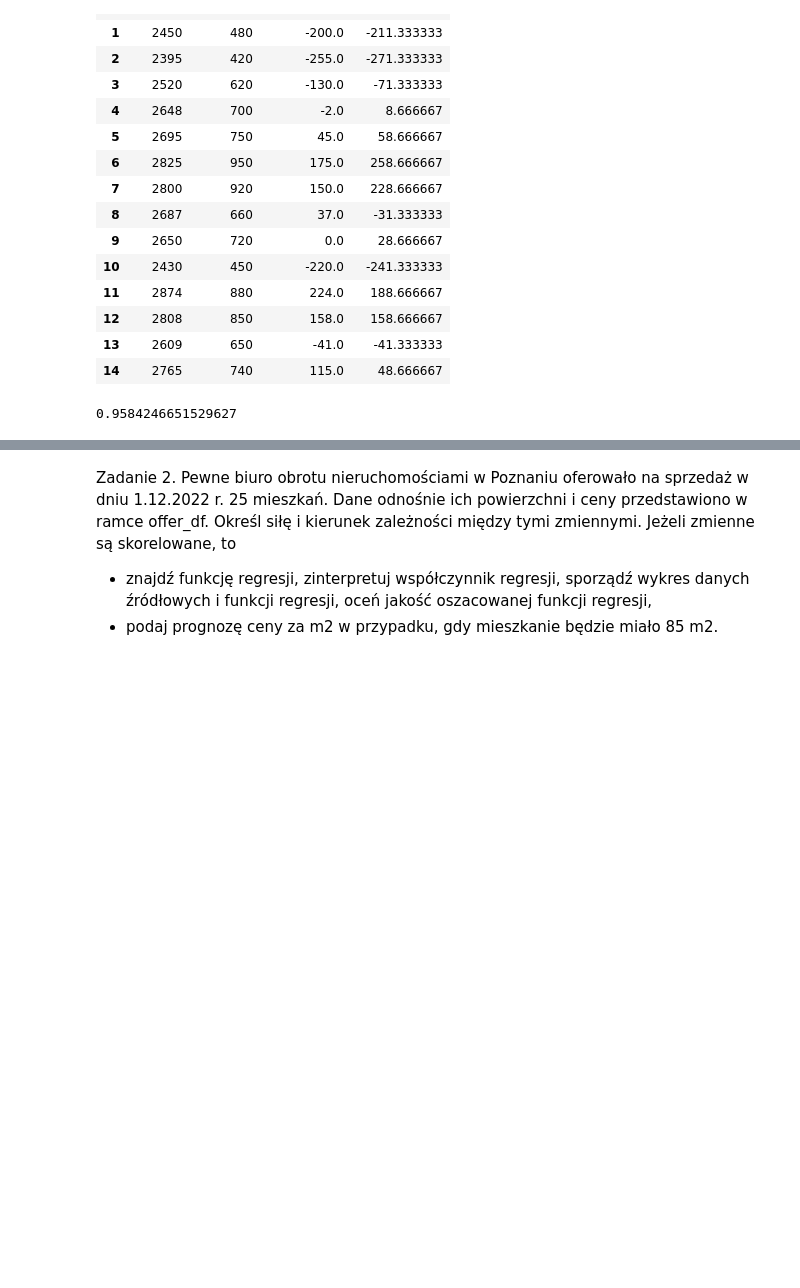
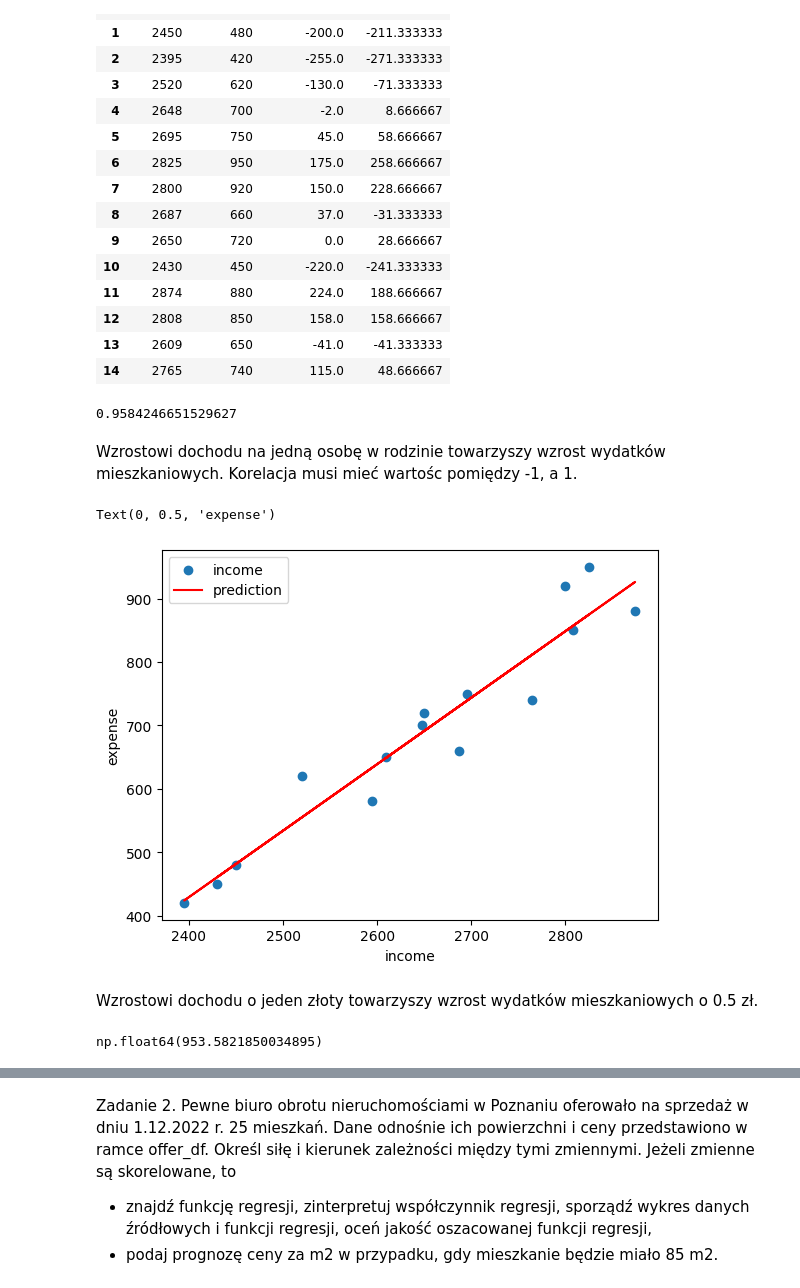
Before and after one commit to wojciechnowaczyk/Statystyka, a Jupyter notebook: Korelacja_i_regresja.ipynb, the cells around one changed output, grey strips where cells are left out. Saved outputs shown, nothing was run; the diff lists cells and outputs as text; code cells hidden in the pictures; blank space fills up the shorter version.

```diff
--- a/Korelacja_i_regresja.ipynb
+++ b/Korelacja_i_regresja.ipynb
@@ -71,3 +73,28 @@ correlation = sum(upkeep_cost_df['income_diff'] * upkeep_cost_df['expense_diff']
 correlation
 # %% [output]
 0.9584246651529627
+# %% [markdown]
+Wzrostowi dochodu na jedną osobę w rodzinie towarzyszy wzrost wydatków mieszkaniowych. Korelacja musi mieć wartośc pomiędzy -1, a 1.
+# %%
+a = sum(upkeep_cost_df['income_diff'] * upkeep_cost_df['expense_diff'])/sum(upkeep_cost_df['income_diff']**2)
+b = expense_avg - a*income_avg
+
+#prognozy
+upkeep_cost_df['prediction'] = a*upkeep_cost_df['income'] + b
+
+#wykres
+plt.scatter(upkeep_cost_df['income'], upkeep_cost_df['expense'], label='income')
+plt.plot(upkeep_cost_df['income'], upkeep_cost_df['prediction'], color='red', label='prediction')
+plt.legend()
+plt.xlabel('income')
+plt.ylabel('expense')
+# %% [output]
+Text(0, 0.5, 'expense')
+[figure, added]
+# %% [markdown]
+Wzrostowi dochodu o jeden złoty towarzyszy wzrost wydatków mieszkaniowych o 0.5 zł.
+# %%
+#prognoza
+a*2900+b
+# %% [output]
+np.float64(953.5821850034895)
```
Also changed, not shown: parts of 4 cells of this notebook.
